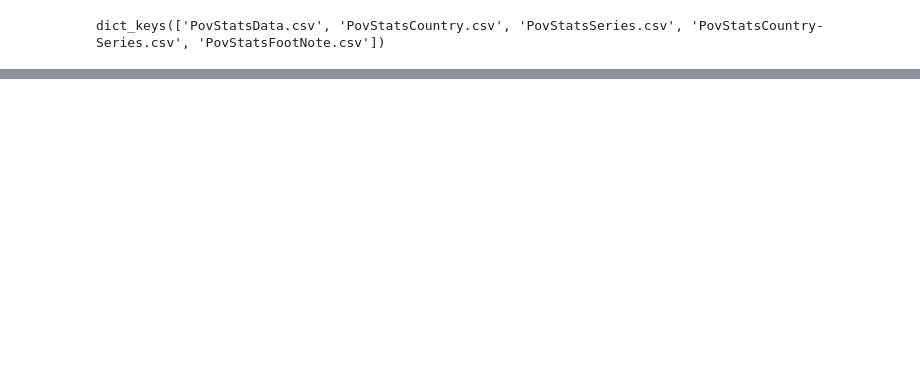
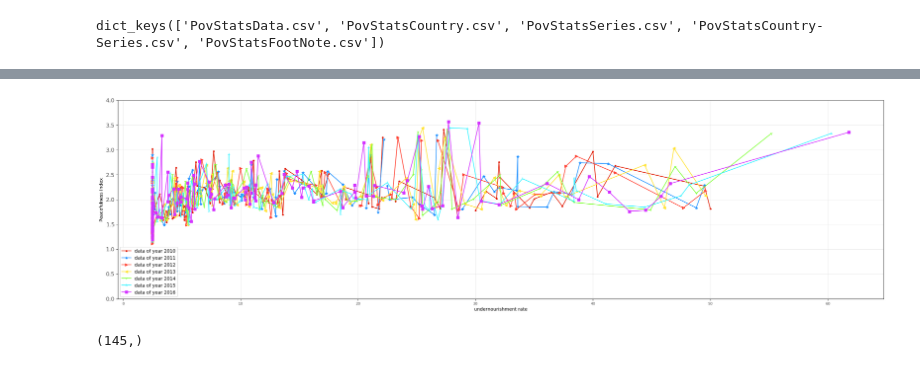
Before and after one commit to winwowin/Final_Project, a Jupyter notebook: 590PR_Final_WinYaoPhil.ipynb, the cells around one changed output, grey strips where cells are left out. Drawn from its saved outputs; the diff is of its cells as text; code cells hidden in the pictures; blank space fills up the shorter version.

Commit message:
First two level counteries plot

```diff
--- a/590PR_Final_WinYaoPhil.ipynb
+++ b/590PR_Final_WinYaoPhil.ipynb
@@ -65,0 +49,2 @@ peace()
+# %%
+gpi = peace()
@@ -345,0 +355,2 @@ Hunger()
+# %%
+df_new_hunger = Hunger()
@@ -377 +406,49 @@ class Suicide():
         frame = pd.concat(li, axis=0, ignore_index=True)
+# %%
+import math
+import numpy as np
+%matplotlib inline
+import matplotlib.pyplot as plt
+def Analysis_first_two_level(df_new_hunger, gpi):
+    df_level1 = pd.merge(df_new_hunger, gpi, on = 'Country', how='inner')
+    df_level1 = df_level1.drop_duplicates(keep='first', inplace=False)
+    plt.figure(figsize = (30,8), dpi=100)
+    x_list = []
+    y_list = []
+    item = [['undernourishment_rate_2010','pi_2010'],['undernourishment_rate_2011','pi_2011'],
+              ['undernourishment_rate_2012','pi_2012'],['undernourishment_rate_2013','pi_2013'],
+              ['undernourishment_rate_2014','pi_2014'],['undernourishment_rate_2015','pi_2015'],
+              ['undernourishment_rate_2016','pi_2016']]
+    for i in item:
+        df = df_steal[i]
+        dd = df.sort_values(by=i[0], ascending=True)
+        x = np.asarray(dd[i[0]])
+        y = np.asarray(dd[i[1]])
+        for j in range(x.shape[0]):
+            if math.isnan(x[j]) == True:
+                new_x = np.delete(x,j)
+                new_y = np.delete(y,j)
+        x_list.append(new_x)
+        y_list.append(new_y)
+    marker = ['.','*','>','<','1','2','s']
+    color = ['#E11B00', '#1E90FF','#FF4233','#FFE333','#7EFF33','#33F4FF','#D433FF']
+    for f in range(len(x_list)):
+        plt.plot(x_list[f],y_list[f],label = 'data of year '+item[f][1][-4:], marker = marker[f],color = color[f])
+    plt.xlabel('undernourishment rate')
+    plt.ylabel('Peacefulness Index')
+    plt.ylim(0,4)
+    plt.xticks(fontsize = 8, horizontalalignment = 'center', alpha = .7)
+    plt.yticks(fontsize = 12, alpha = .7)
+    plt.grid(axis='both',alpha = .3)
+    plt.legend()
+    plt.show()
+# %%
+Analysis_first_two_level(df_new_hunger, gpi)
+# %% [output]
+[figure, added]
+# %%
+import numpy as np
+x = np.asarray(df_steal['undernourishment_rate_2017'])
+x.shape
+# %% [output]
+(145,)
```
Also changed, not shown: parts of 31 cells of this notebook.
